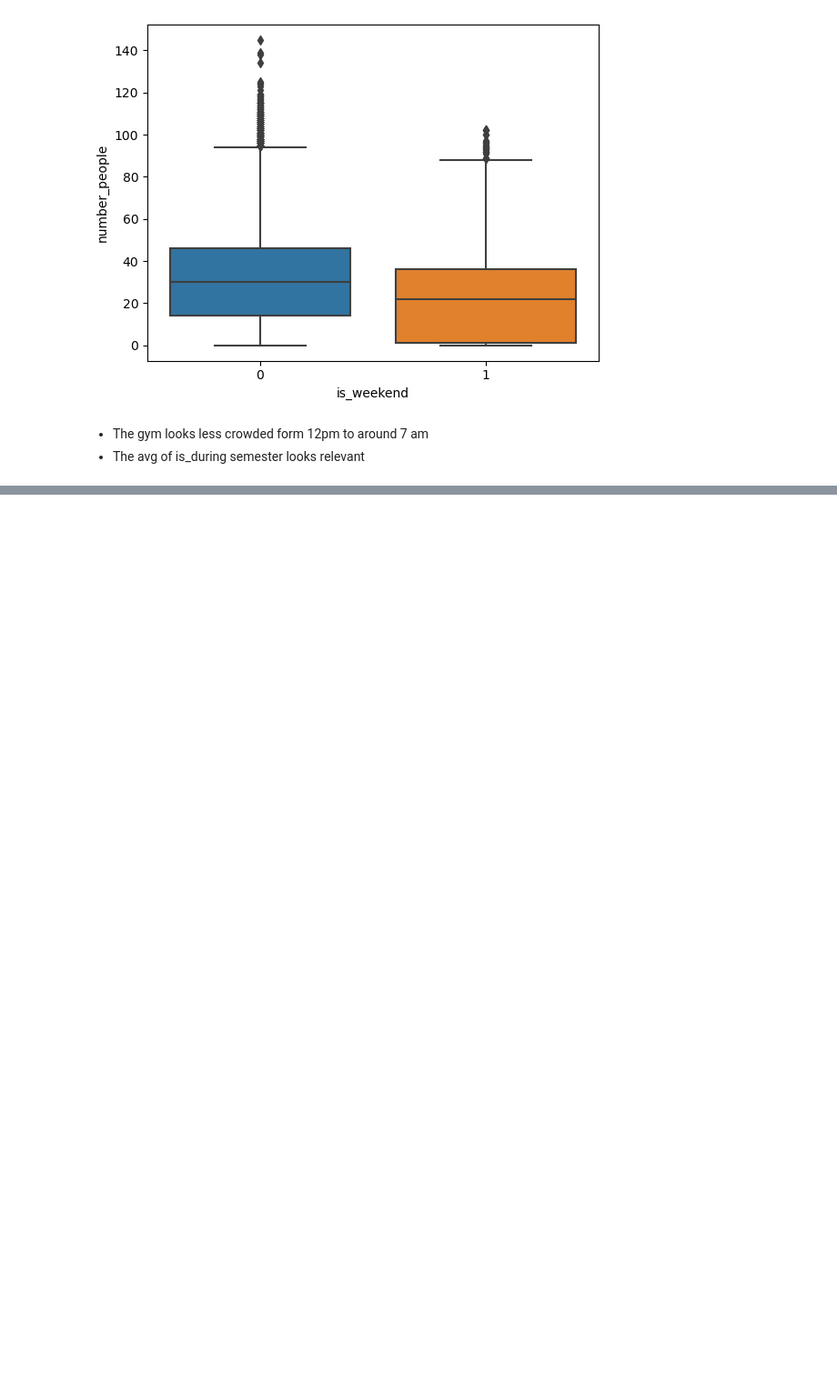
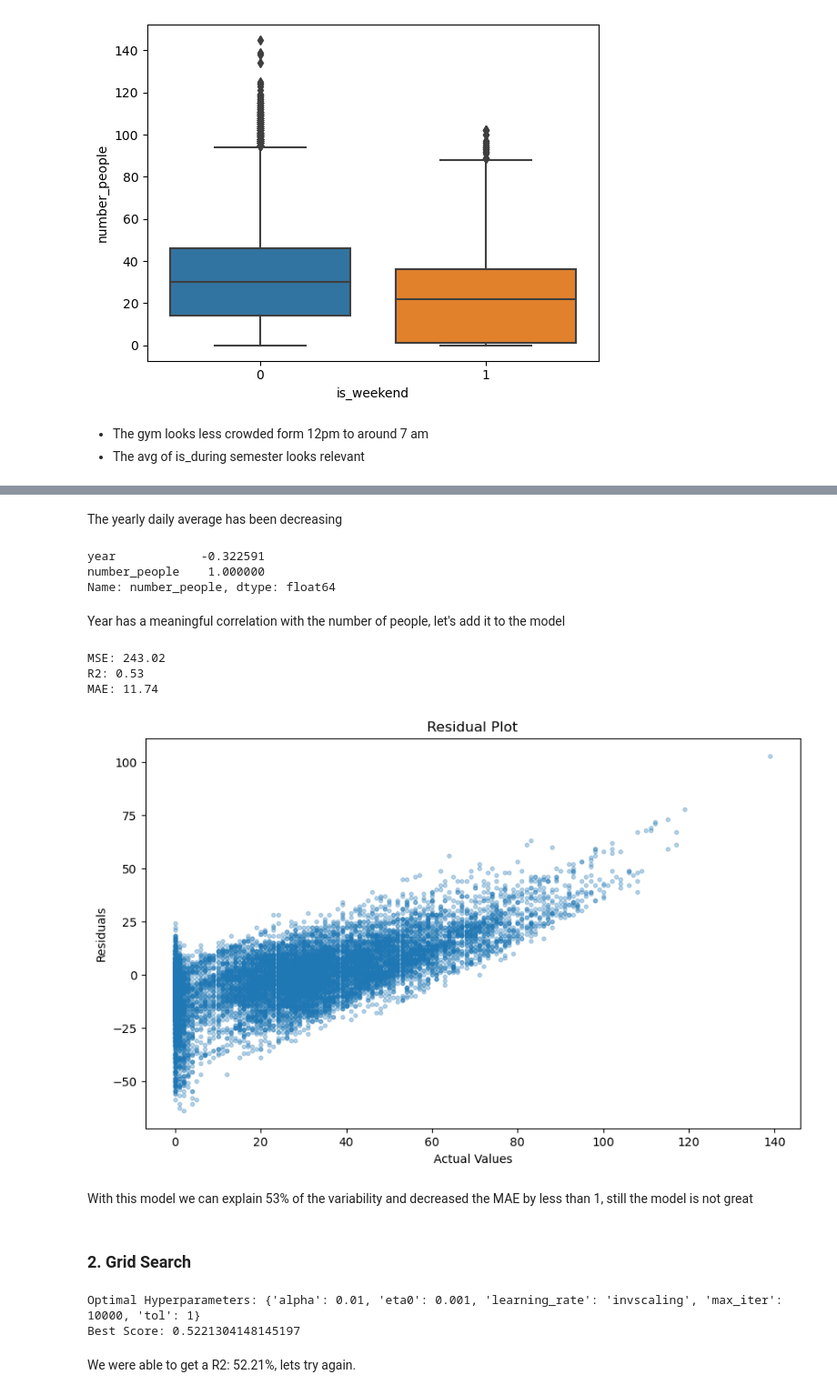
Before and after one commit to 1Elral4/Gym-crowdness-predictor, a Jupyter notebook: gym_crowdness.ipynb, the cells around one changed output, grey strips where cells are left out. Shown at 91% size. Drawn from its saved outputs; the diff is of its cells as text; code cells hidden in the pictures; blank space fills up the shorter version.

```diff
--- a/gym_crowdness.ipynb
+++ b/gym_crowdness.ipynb
@@ -153,0 +234,76 @@ for col in cols:
+# %% [markdown]
+The yearly daily average has been decreasing
+# %%
+crw[['year','number_people']].corr()['number_people']
+# %% [output]
+year            -0.322591
+number_people    1.000000
+Name: number_people, dtype: float64
+# %% [markdown]
+Year has a meaningful correlation with the number of people, let's add it to the model
+# %%
+X = crw[['hour', 'temperature', 'is_during_semester', 'is_weekend','year']]
+y = crw['number_people']
+
+X_train, X_test, y_train, y_test = train_test_split(X, y, random_state=42, test_size=.20)
+
+ss = StandardScaler() #normalize the data
+
+X_train_s = ss.fit_transform(X_train)
+X_test_s = ss.transform(X_test)
+
+sgdr = SGDRegressor(max_iter=10000,
+                    eta0=1e-4,
+                    tol=1e-4)
+
+sgdr.fit(X_train_s,y_train)
+
+y_pred = np.round(sgdr.predict(X_test_s))
+
+mse = mean_squared_error(y_test, y_pred)
+r2 = r2_score(y_test, y_pred)
+mae = mean_absolute_error(y_test, y_pred)
+
+residuals = y_test - y_pred
+
+print(f"MSE: {mse:.2f}")
+print(f"R2: {r2:.2f}")
+print(f"MAE: {mae:.2f}")
+print('\n')
+plt.figure(figsize=(10, 6))
+plt.scatter(y_test, residuals, s=10, alpha=0.3)
+plt.xlabel('Actual Values')
+plt.ylabel('Residuals')
+plt.title('Residual Plot')
+plt.show()
+# %% [output]
+MSE: 243.02
+R2: 0.53
+MAE: 11.74
+[figure, added]
+# %% [markdown]
+With this model we can explain 53% of the variability and decreased the MAE by less than 1, still the model is not great
+# %% [markdown]
+### 2. Grid Search
+# %%
+param_grid = {
+    'alpha': [0.01, 0.1, 1, 10],
+    'eta0': [0.001, 0.1, 1, 10],
+    'tol': [0.001, 0.1, 1, 10],
+    'learning_rate': ['constant', 'invscaling', 'adaptive'],
+    'max_iter': [100, 500, 1000, 10000]
+}
+
+sgdr = SGDRegressor()
+
+
+grid_search = GridSearchCV(sgdr, param_grid, cv=5)
+grid_search.fit(X_train_s, y_train)
+
+print("Optimal Hyperparameters:", grid_search.best_params_)
+print("Best Score:", grid_search.best_score_)
+# %% [output]
+Optimal Hyperparameters: {'alpha': 0.01, 'eta0': 0.001, 'learning_rate': 'invscaling', 'max_iter': 10000, 'tol': 1}
+Best Score: 0.5221304148145197
+# %% [markdown]
+We were able to get a R2: 52.21%, lets try again.
```
Also changed, not shown: parts of 34 cells of this notebook.
